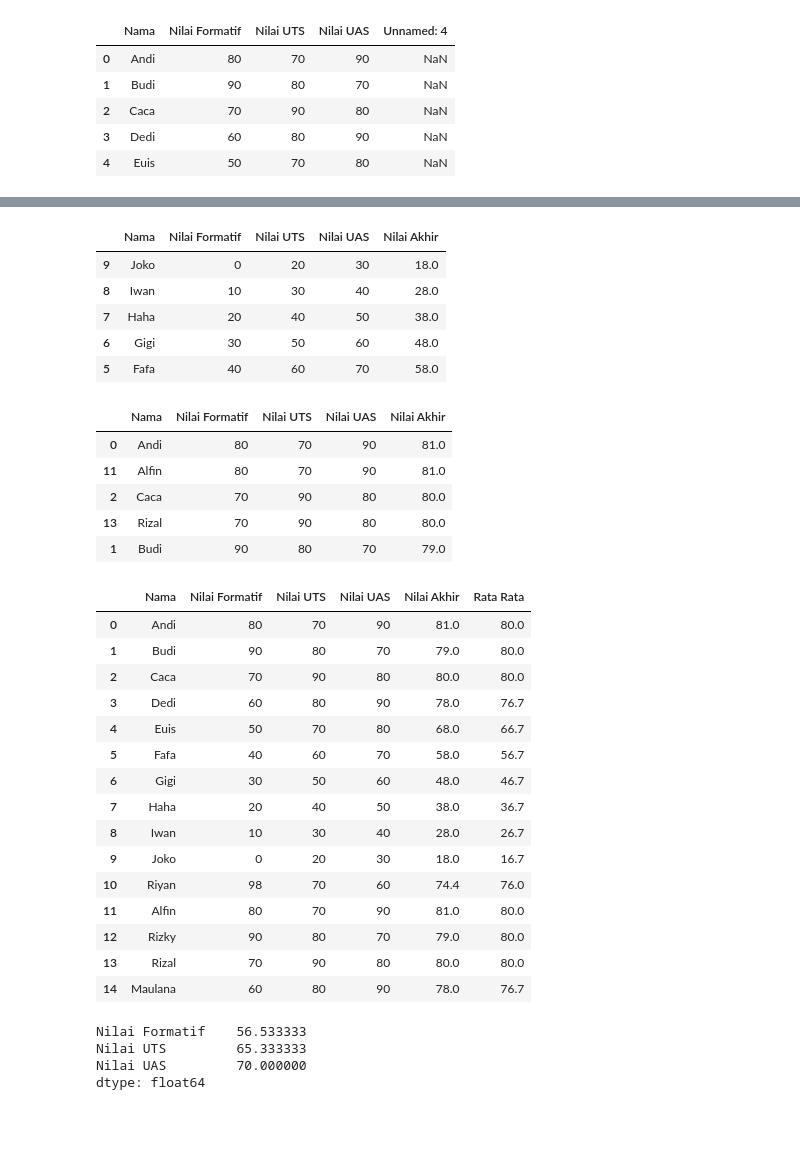
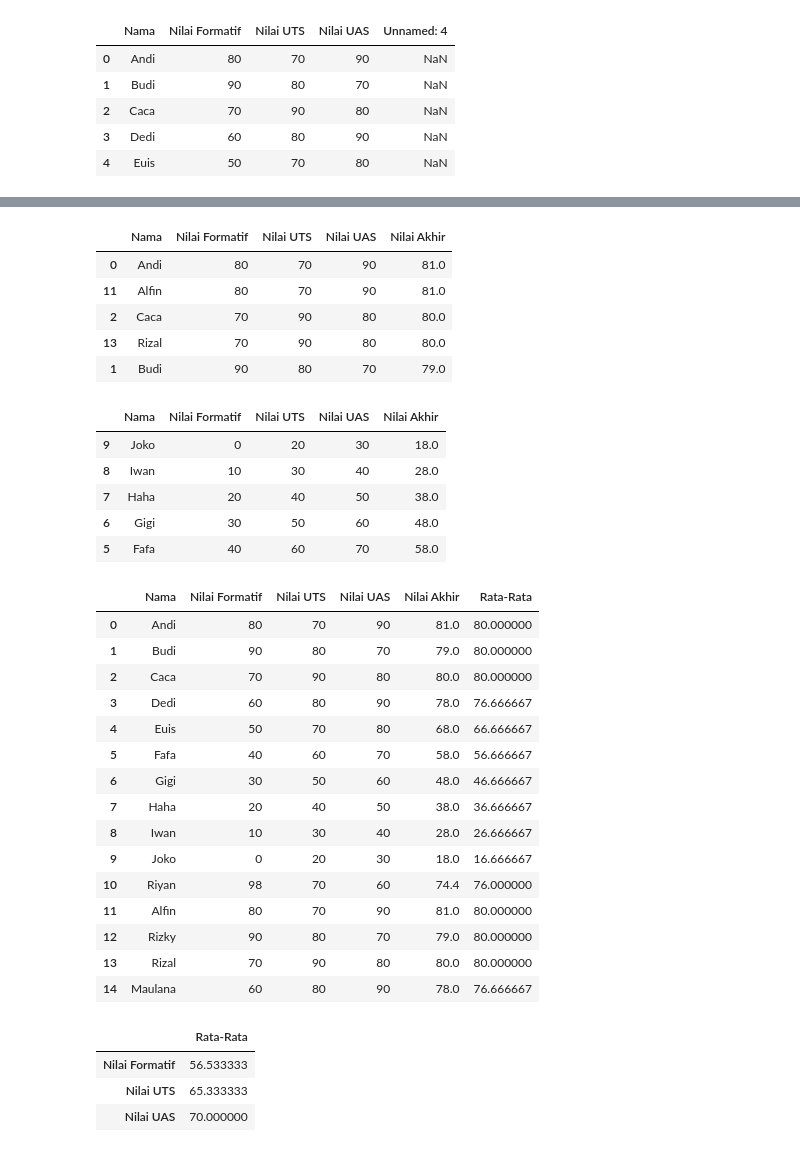
Before and after one commit to UmarMansyur/Artificial-Intelligence, a Jupyter notebook: Sofiyulloh/sufin.ipynb, the cells around one changed output, grey strips where cells are left out. Cells and saved outputs as stored; diff of their text form; code cells hidden in the pictures; blank space fills up the shorter version.

```diff
--- a/Sofiyulloh/sufin.ipynb
+++ b/Sofiyulloh/sufin.ipynb
@@ -14,48 +34,49 @@ data.head()
 # %%
-peringkatRendah = data.sort_values(by=['Nilai Akhir']).head()
-peringkatRendah
+maxRank = data.sort_values(by=['Nilai Akhir'], ascending=False).iloc[0:5, :]
+maxRank
 # %% [output]
 |  | Nama | Nilai Formatif | Nilai UTS | Nilai UAS | Nilai Akhir |
-| 9 | Joko | 0 | 20 | 30 | 18.0 |
-| 8 | Iwan | 10 | 30 | 40 | 28.0 |
-| 7 | Haha | 20 | 40 | 50 | 38.0 |
-| 6 | Gigi | 30 | 50 | 60 | 48.0 |
-| 5 | Fafa | 40 | 60 | 70 | 58.0 |
+| 0 | Andi | 80 | 70 | 90 | 81.0 |
+| 11 | Alfin | 80 | 70 | 90 | 81.0 |
+| 2 | Caca | 70 | 90 | 80 | 80.0 |
+| 13 | Rizal | 70 | 90 | 80 | 80.0 |
+| 1 | Budi | 90 | 80 | 70 | 79.0 |
 # %%
-peringkatAtas = data.sort_values(by=['Nilai Akhir'], ascending=False).head()
-peringkatAtas
+minRank = data.sort_values(by=['Nilai Akhir'], ascending=True).iloc[0:5,:]
+minRank
 # %% [output]
 |  | Nama | Nilai Formatif | Nilai UTS | Nilai UAS | Nilai Akhir |
-| 0 | Andi | 80 | 70 | 90 | 81.0 |
-| 11 | Alfin | 80 | 70 | 90 | 81.0 |
-| 2 | Caca | 70 | 90 | 80 | 80.0 |
-| 13 | Rizal | 70 | 90 | 80 | 80.0 |
-| 1 | Budi | 90 | 80 | 70 | 79.0 |
+| 9 | Joko | 0 | 20 | 30 | 18.0 |
+| 8 | Iwan | 10 | 30 | 40 | 28.0 |
+| 7 | Haha | 20 | 40 | 50 | 38.0 |
+| 6 | Gigi | 30 | 50 | 60 | 48.0 |
+| 5 | Fafa | 40 | 60 | 70 | 58.0 |
-# %%
-data['Rata Rata'] = ((data['Nilai Formatif'] + data['Nilai UTS'] + data['Nilai UAS']) / 3).round(1)
-data
-# %% [output]
-|  | Nama | Nilai Formatif | Nilai UTS | Nilai UAS | Nilai Akhir | Rata Rata |
-| 0 | Andi | 80 | 70 | 90 | 81.0 | 80.0 |
-| 1 | Budi | 90 | 80 | 70 | 79.0 | 80.0 |
-| 2 | Caca | 70 | 90 | 80 | 80.0 | 80.0 |
-| 3 | Dedi | 60 | 80 | 90 | 78.0 | 76.7 |
-| 4 | Euis | 50 | 70 | 80 | 68.0 | 66.7 |
-| 5 | Fafa | 40 | 60 | 70 | 58.0 | 56.7 |
-| 6 | Gigi | 30 | 50 | 60 | 48.0 | 46.7 |
-| 7 | Haha | 20 | 40 | 50 | 38.0 | 36.7 |
-| 8 | Iwan | 10 | 30 | 40 | 28.0 | 26.7 |
-| 9 | Joko | 0 | 20 | 30 | 18.0 | 16.7 |
-| 10 | Riyan | 98 | 70 | 60 | 74.4 | 76.0 |
-| 11 | Alfin | 80 | 70 | 90 | 81.0 | 80.0 |
-| 12 | Rizky | 90 | 80 | 70 | 79.0 | 80.0 |
-| 13 | Rizal | 70 | 90 | 80 | 80.0 | 80.0 |
-| 14 | Maulana | 60 | 80 | 90 | 78.0 | 76.7 |
+# %%
+data['Rata-Rata'] = data.iloc[:, 1:4].mean(axis=1)
+data
+# %% [output]
+|  | Nama | Nilai Formatif | Nilai UTS | Nilai UAS | Nilai Akhir | Rata-Rata |
+| 0 | Andi | 80 | 70 | 90 | 81.0 | 80.000000 |
+| 1 | Budi | 90 | 80 | 70 | 79.0 | 80.000000 |
+| 2 | Caca | 70 | 90 | 80 | 80.0 | 80.000000 |
+| 3 | Dedi | 60 | 80 | 90 | 78.0 | 76.666667 |
+| 4 | Euis | 50 | 70 | 80 | 68.0 | 66.666667 |
+| 5 | Fafa | 40 | 60 | 70 | 58.0 | 56.666667 |
+| 6 | Gigi | 30 | 50 | 60 | 48.0 | 46.666667 |
+| 7 | Haha | 20 | 40 | 50 | 38.0 | 36.666667 |
+| 8 | Iwan | 10 | 30 | 40 | 28.0 | 26.666667 |
+| 9 | Joko | 0 | 20 | 30 | 18.0 | 16.666667 |
+| 10 | Riyan | 98 | 70 | 60 | 74.4 | 76.000000 |
+| 11 | Alfin | 80 | 70 | 90 | 81.0 | 80.000000 |
+| 12 | Rizky | 90 | 80 | 70 | 79.0 | 80.000000 |
+| 13 | Rizal | 70 | 90 | 80 | 80.0 | 80.000000 |
+| 14 | Maulana | 60 | 80 | 90 | 78.0 | 76.666667 |
 # %%
-rataRata = data[['Nilai Formatif', 'Nilai UTS', 'Nilai UAS']].mean()
+rataRata = [data['Nilai Formatif'].mean(), data['Nilai UTS'].mean(), data['Nilai UAS'].mean()]
+rataRata = pd.DataFrame(rataRata, index=['Nilai Formatif', 'Nilai UTS', 'Nilai UAS'], columns=['Rata-Rata'])
 rataRata
 # %% [output]
-Nilai Formatif    56.533333
-Nilai UTS         65.333333
-Nilai UAS         70.000000
-dtype: float64
+|  | Rata-Rata |
+| Nilai Formatif | 56.533333 |
+| Nilai UTS | 65.333333 |
+| Nilai UAS | 70.000000 |
```
Also changed, not shown: parts of 9 cells of this notebook, 1 other file.
